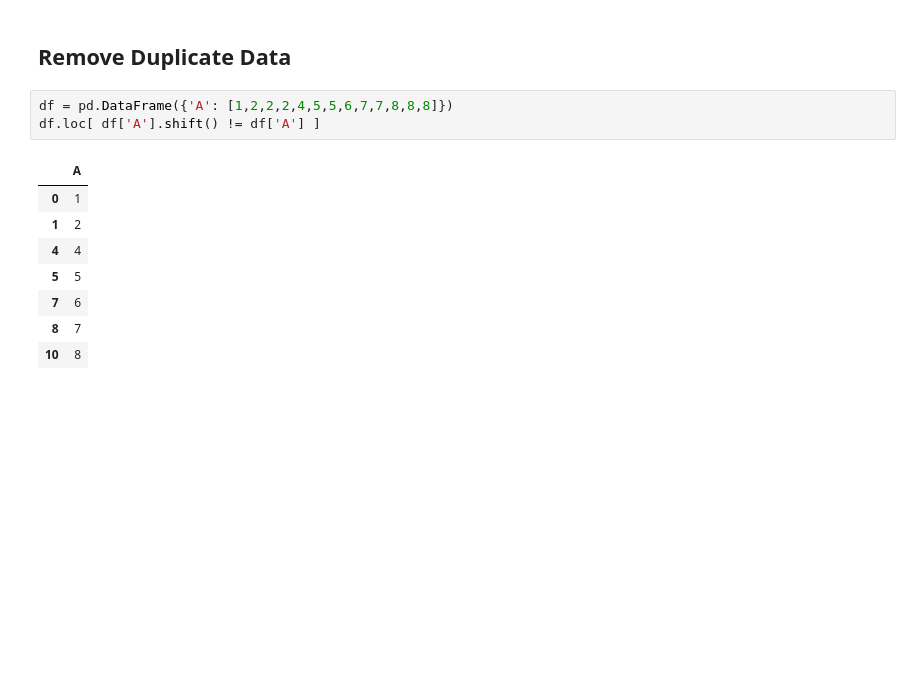
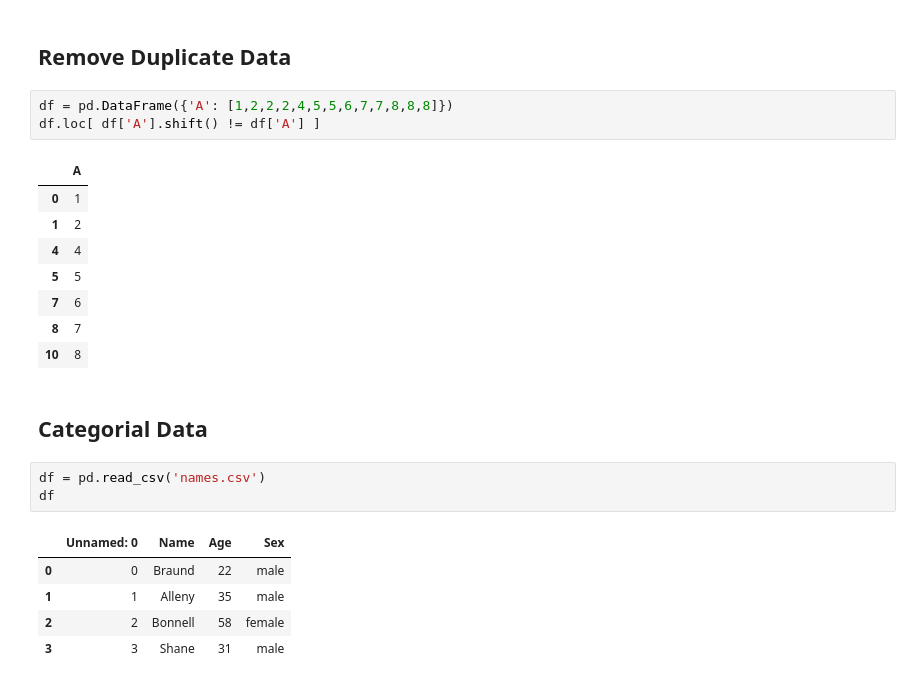
Before and after one commit to atkaridarshan04/Python, a Jupyter notebook: Pandas/Pandas.ipynb, the cells around one changed output. Cells and saved outputs as stored; diff of their text form; blank space fills up the shorter version.

```diff
--- a/Pandas/Pandas.ipynb
+++ b/Pandas/Pandas.ipynb
@@ -988,3 +988,14 @@ df.loc[ df['A'].shift() != df['A'] ]
 | 7 | 6 |
 | 8 | 7 |
 | 10 | 8 |
+# %% [markdown]
+## Categorial Data
+# %%
+df = pd.read_csv('names.csv')
+df
+# %% [output]
+|  | Unnamed: 0 | Name | Age | Sex |
+| 0 | 0 | Braund | 22 | male |
+| 1 | 1 | Alleny | 35 | male |
+| 2 | 2 | Bonnell | 58 | female |
+| 3 | 3 | Shane | 31 | male |
```
Also changed, not shown: parts of 48 cells of this notebook.
